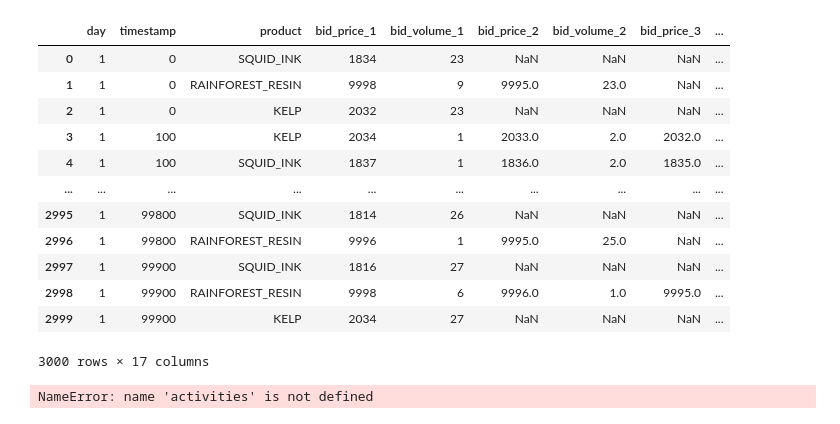
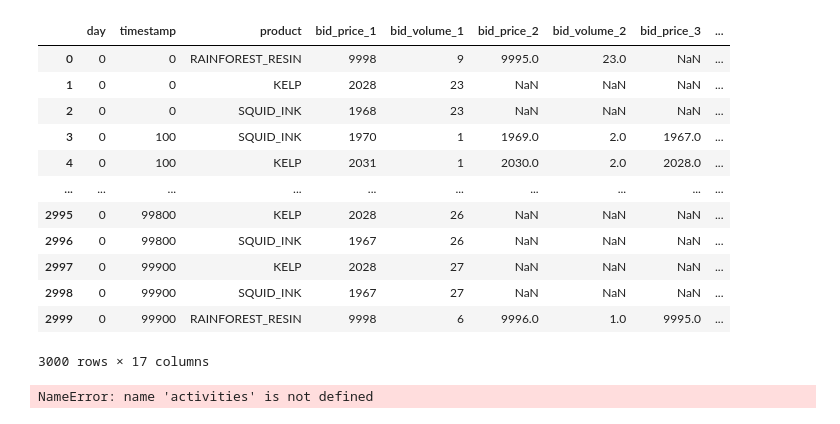
Before and after one commit to edg33/prosperity-3, a Jupyter notebook: Research/Prosperity_Vis_v3.ipynb, the cells around one changed output. Cells and saved outputs as stored; diff of their text form; code cells hidden in the pictures.

```diff
--- a/Research/Prosperity_Vis_v3.ipynb
+++ b/Research/Prosperity_Vis_v3.ipynb
@@ -7,23 +7,27 @@ import matplotlib.pyplot as plt
 # %%
 # Kelp MA RESIN MR
 # log_path = "/Users/evangray/Desktop/Projects/prosperity/prosperity-3/Data Logs/Round 1/09125e0c-c6ff-4960-a771-9098bd41488b.csv"
 # Tutorial 3
-log_path = "/Users/evangray/Desktop/Projects/prosperity/prosperity-3/Data Logs/Round 1/50ad9b64-ef81-4d30-9b8d-740b6eb5500f.csv"
+# log_path = "/Users/evangray/Desktop/Projects/prosperity/prosperity-3/Data Logs/Round 1/50ad9b64-ef81-4d30-9b8d-740b6eb5500f.csv"
+# Kelp MR testing
+log_path = "/Users/evangray/Desktop/Projects/prosperity/prosperity-3/Data Logs/Round 1/72411999-80f8-4b3e-bddf-d344213dfd1f.csv"
+# 1k
+# log_path = "/Users/evangray/Desktop/Projects/prosperity/prosperity-3/Data Logs/Round 1/81cfb15d-90f1-4905-8c95-d31b696c64d3.csv"
 df = pd.read_csv(log_path, delimiter =";")
 df
 # %% [output]
 |  | day | timestamp | product | bid_price_1 | bid_volume_1 | bid_price_2 | bid_volume_2 | bid_price_3 | ... |
-| 0 | 1 | 0 | SQUID_INK | 1834 | 23 | NaN | NaN | NaN | ... |
-| 1 | 1 | 0 | RAINFOREST_RESIN | 9998 | 9 | 9995.0 | 23.0 | NaN | ... |
-| 2 | 1 | 0 | KELP | 2032 | 23 | NaN | NaN | NaN | ... |
-| 3 | 1 | 100 | KELP | 2034 | 1 | 2033.0 | 2.0 | 2032.0 | ... |
-| 4 | 1 | 100 | SQUID_INK | 1837 | 1 | 1836.0 | 2.0 | 1835.0 | ... |
+| 0 | 0 | 0 | RAINFOREST_RESIN | 9998 | 9 | 9995.0 | 23.0 | NaN | ... |
+| 1 | 0 | 0 | KELP | 2028 | 23 | NaN | NaN | NaN | ... |
+| 2 | 0 | 0 | SQUID_INK | 1968 | 23 | NaN | NaN | NaN | ... |
+| 3 | 0 | 100 | SQUID_INK | 1970 | 1 | 1969.0 | 2.0 | 1967.0 | ... |
+| 4 | 0 | 100 | KELP | 2031 | 1 | 2030.0 | 2.0 | 2028.0 | ... |
 | ... | ... | ... | ... | ... | ... | ... | ... | ... | ... |
-| 2995 | 1 | 99800 | SQUID_INK | 1814 | 26 | NaN | NaN | NaN | ... |
-| 2996 | 1 | 99800 | RAINFOREST_RESIN | 9996 | 1 | 9995.0 | 25.0 | NaN | ... |
-| 2997 | 1 | 99900 | SQUID_INK | 1816 | 27 | NaN | NaN | NaN | ... |
-| 2998 | 1 | 99900 | RAINFOREST_RESIN | 9998 | 6 | 9996.0 | 1.0 | 9995.0 | ... |
-| 2999 | 1 | 99900 | KELP | 2034 | 27 | NaN | NaN | NaN | ... |
+| 2995 | 0 | 99800 | KELP | 2028 | 26 | NaN | NaN | NaN | ... |
+| 2996 | 0 | 99800 | SQUID_INK | 1967 | 26 | NaN | NaN | NaN | ... |
+| 2997 | 0 | 99900 | KELP | 2028 | 27 | NaN | NaN | NaN | ... |
+| 2998 | 0 | 99900 | SQUID_INK | 1967 | 27 | NaN | NaN | NaN | ... |
+| 2999 | 0 | 99900 | RAINFOREST_RESIN | 9998 | 6 | 9996.0 | 1.0 | 9995.0 | ... |
 3000 rows × 17 columns
 # %%
 squid_df = df[df["product"] == "SQUID_INK"].reset_index()
```
Also changed, not shown: 3 other files.
